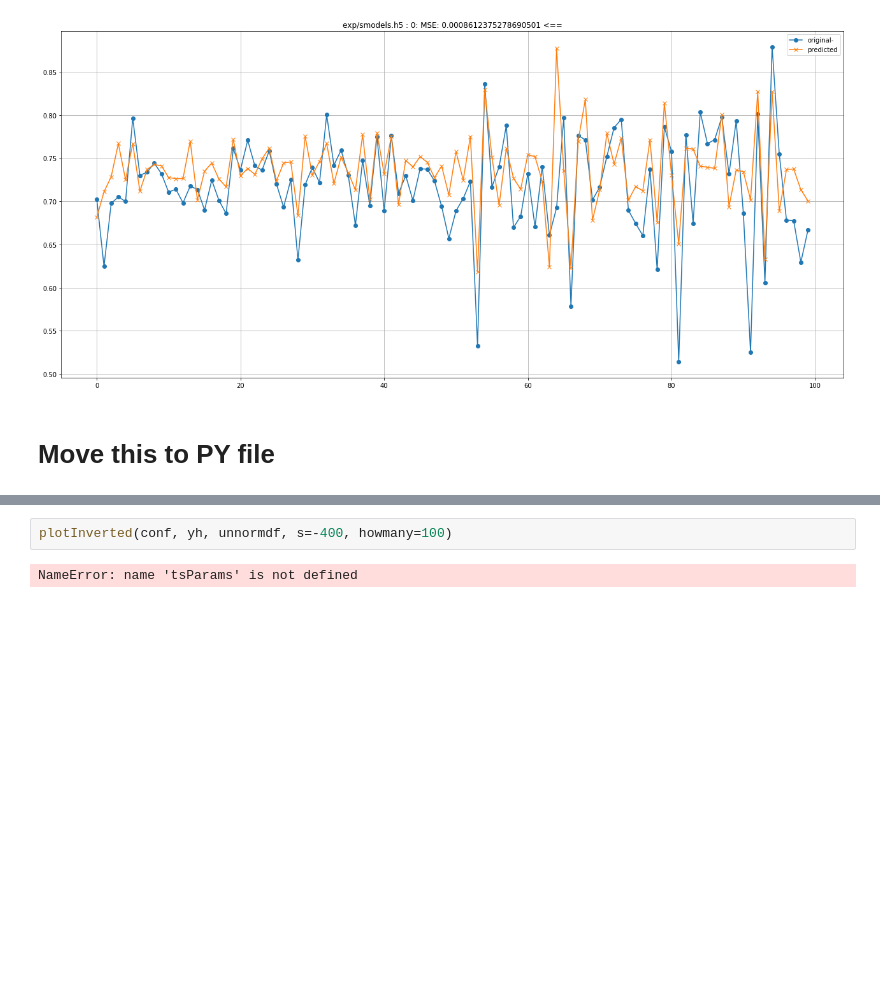
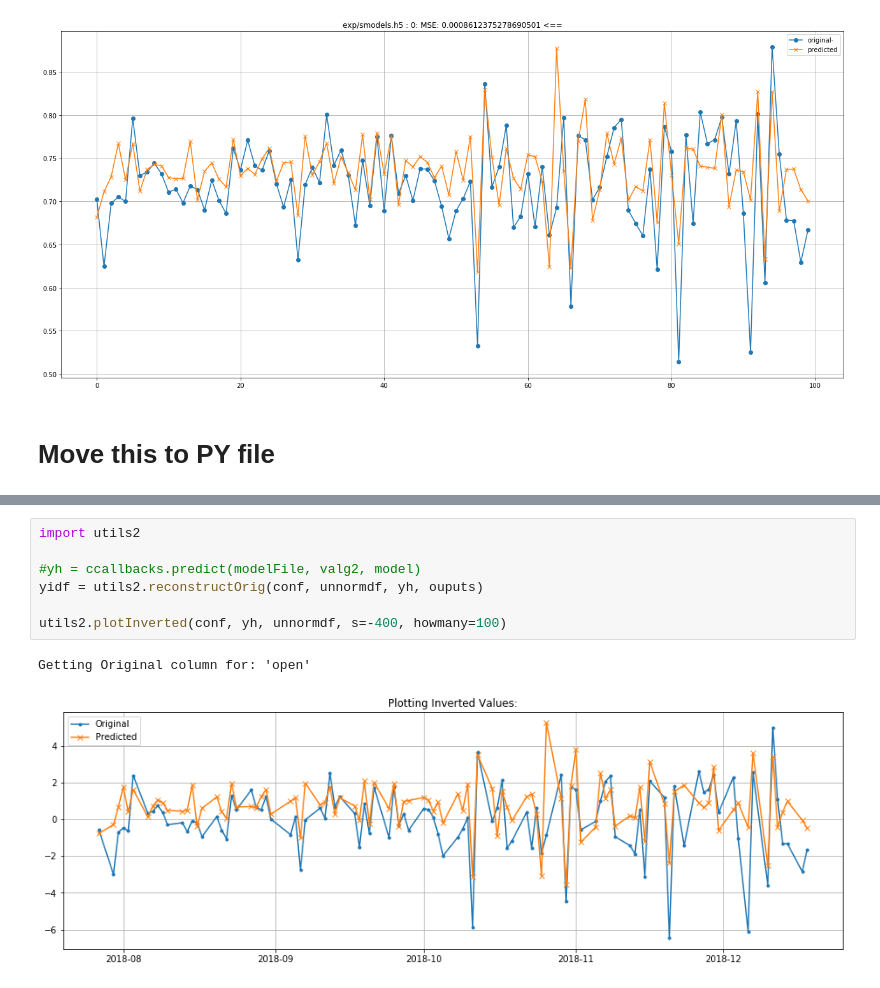
Before and after one commit to sada-narayanappa/NNBook, a Jupyter notebook: notebooks/NNetworks/LSTM/02_Use_Utils.ipynb, the cells around one changed output, grey strips where cells are left out. Cells and saved outputs as stored; diff of their text form; blank space fills up the shorter version.

```diff
--- a/notebooks/NNetworks/LSTM/02_Use_Utils.ipynb
+++ b/notebooks/NNetworks/LSTM/02_Use_Utils.ipynb
@@ -634,7 +145,13 @@ NameError: name 'tsParams' is not defined
-# %%
-plotInverted(conf, yh, unnormdf, s=-400, howmany=100)
-# %% [output]
-NameError: name 'tsParams' is not defined
+# %%
+import utils2
+
+#yh = ccallbacks.predict(modelFile, valg2, model)
+yidf = utils2.reconstructOrig(conf, unnormdf, yh, ouputs)
+
+utils2.plotInverted(conf, yh, unnormdf, s=-400, howmany=100)
+# %% [output]
+Getting Original column for: 'open'
+[figure, added]
 # %%
 #Lets plot the original values and see how it looks
 yidf
```
Also changed, not shown: parts of 22 cells of this notebook, 4 other files.
